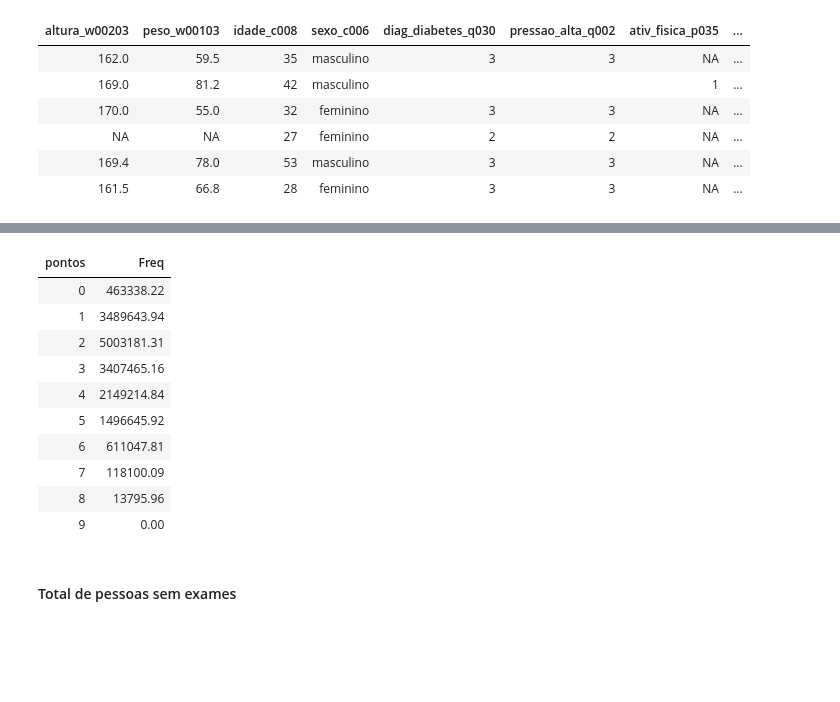
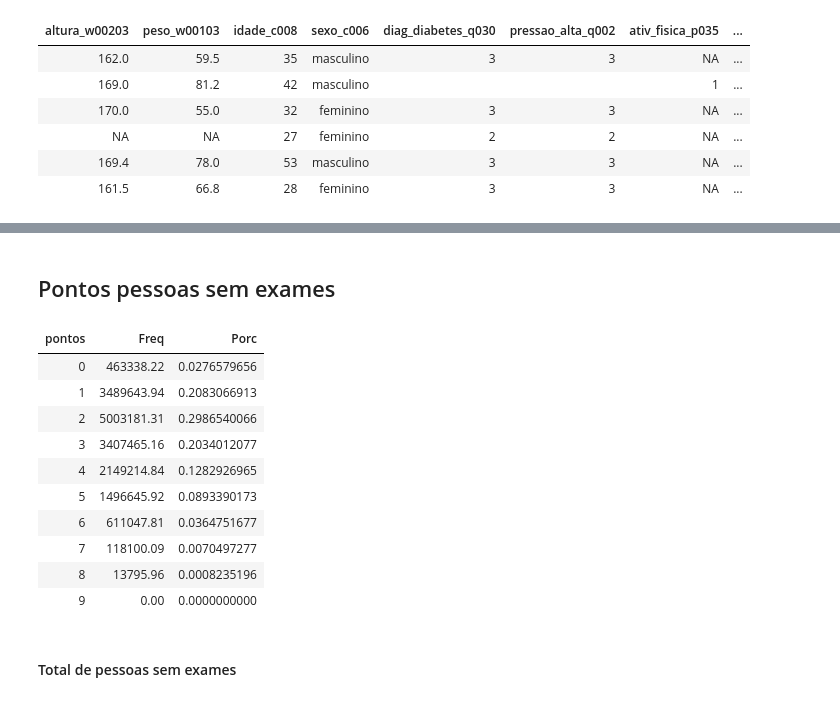
Before and after one commit to fcimackenzie/analise_diabetes, a Jupyter notebook: analise-pns-diabetes.ipynb, the cells around one changed output, grey strips where cells are left out. Cells and saved outputs as stored; diff of their text form; code cells hidden in the pictures; blank space fills up the shorter version.

Commit message:
Cont analise

```diff
--- a/analise-pns-diabetes.ipynb
+++ b/analise-pns-diabetes.ipynb
@@ -1522,18 +1685,21 @@ head(df_analise$variables)
+# %% [markdown]
+## Pontos pessoas sem exames
 # %%
-diab_tot <- as.data.frame(survey::svytable(~ pontos, subset(df_analise, diag_diabetes_q030==" ")))
-diab_tot
+diab_tot_5 <- as.data.frame(survey::svytable(~ pontos, subset(df_analise, diag_diabetes_q030==" ")))
+diab_tot_5$Porc <- diab_tot_5$Freq / sum(diab_tot_5$Freq)
+diab_tot_5
 # %% [output]
-| pontos | Freq |
-| 0 | 463338.22 |
-| 1 | 3489643.94 |
-| 2 | 5003181.31 |
-| 3 | 3407465.16 |
-| 4 | 2149214.84 |
-| 5 | 1496645.92 |
-| 6 | 611047.81 |
-| 7 | 118100.09 |
-| 8 | 13795.96 |
-| 9 | 0.00 |
+| pontos | Freq | Porc |
+| 0 | 463338.22 | 0.0276579656 |
+| 1 | 3489643.94 | 0.2083066913 |
+| 2 | 5003181.31 | 0.2986540066 |
+| 3 | 3407465.16 | 0.2034012077 |
+| 4 | 2149214.84 | 0.1282926965 |
+| 5 | 1496645.92 | 0.0893390173 |
+| 6 | 611047.81 | 0.0364751677 |
+| 7 | 118100.09 | 0.0070497277 |
+| 8 | 13795.96 | 0.0008235196 |
+| 9 | 0.00 | 0.0000000000 |
 # %% [markdown]
 #### Total de pessoas sem exames
 # %%
```
Also changed, not shown: parts of 40 cells of this notebook.
